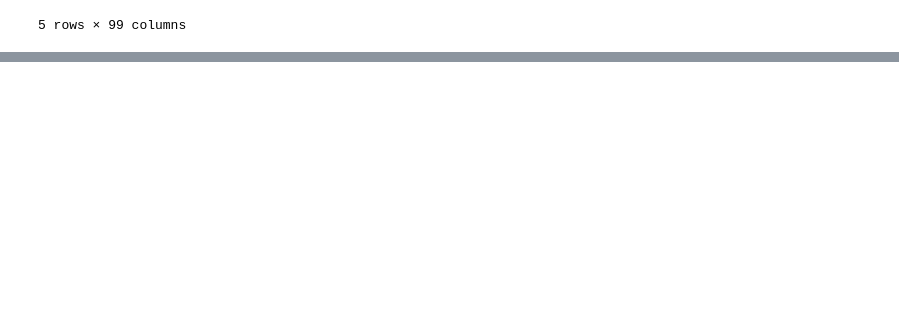
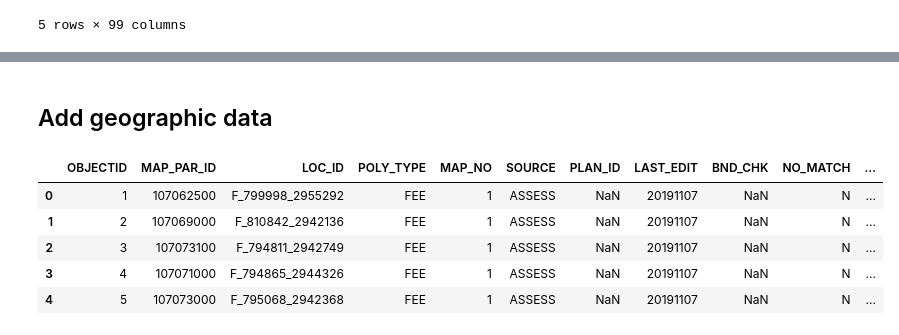
Before and after one commit to gracefh/boston-condo-conversions, a Jupyter notebook: data_cleaning.ipynb, the cells around one changed output, grey strips where cells are left out. Saved outputs shown, nothing was run; the diff lists cells and outputs as text; code cells hidden in the pictures; blank space fills up the shorter version.

Commit message:
add geographic data

```diff
--- a/data_cleaning.ipynb
+++ b/data_cleaning.ipynb
@@ -154,0 +158,12 @@ merged_df.head()
+# %% [markdown]
+## Add geographic data
+# %%
+geo_parcels = pd.read_csv("./parcel_data/parcels_2022.csv")
+geo_parcels.head()
+# %% [output]
+|  | OBJECTID | MAP_PAR_ID | LOC_ID | POLY_TYPE | MAP_NO | SOURCE | PLAN_ID | LAST_EDIT | BND_CHK | NO_MATCH | ... |
+| 0 | 1 | 107062500 | F_799998_2955292 | FEE | 1 | ASSESS | NaN | 20191107 | NaN | N | ... |
+| 1 | 2 | 107069000 | F_810842_2942136 | FEE | 1 | ASSESS | NaN | 20191107 | NaN | N | ... |
+| 2 | 3 | 107073100 | F_794811_2942749 | FEE | 1 | ASSESS | NaN | 20191107 | NaN | N | ... |
+| 3 | 4 | 107071000 | F_794865_2944326 | FEE | 1 | ASSESS | NaN | 20191107 | NaN | N | ... |
+| 4 | 5 | 107073000 | F_795068_2942368 | FEE | 1 | ASSESS | NaN | 20191107 | NaN | N | ... |
```
Also changed, not shown: parts of 4 cells of this notebook, 2 other files.
